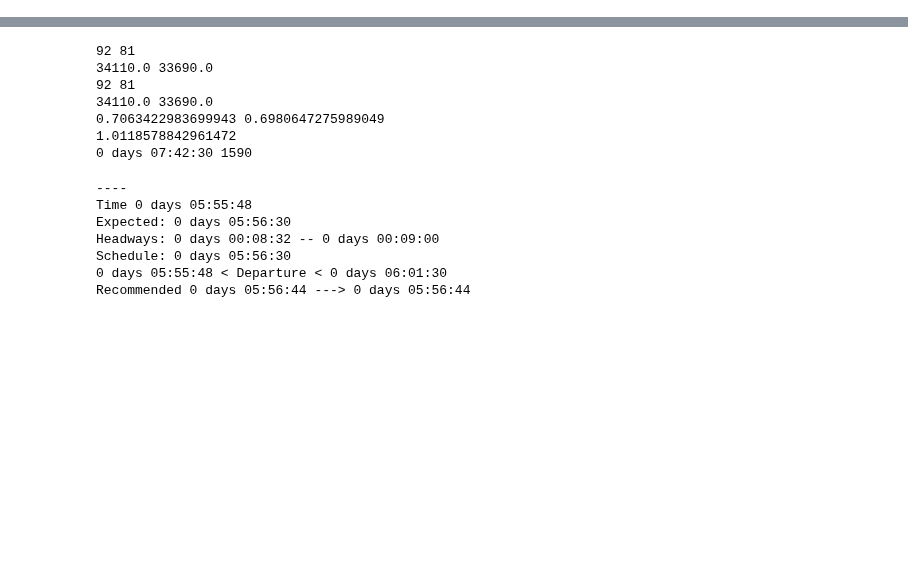
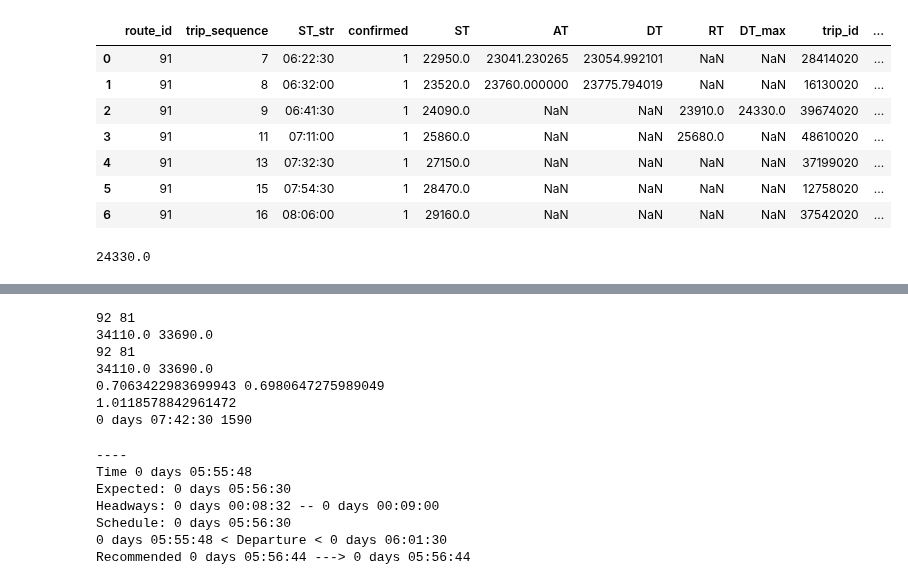
Before and after one commit to joerovar/transit-centric-smart-mobility-system, a Jupyter notebook: src/04_SIMULATION/playground.ipynb, the cells around one changed output, grey strips where cells are left out. Saved outputs shown, nothing was run; the diff lists cells and outputs as text; code cells hidden in the pictures; blank space fills up the shorter version.

```diff
--- a/src/04_SIMULATION/playground.ipynb
+++ b/src/04_SIMULATION/playground.ipynb
@@ -17,0 +353,15 @@ print(env.hist_date)
+# %%
+best_swtich['scenarios']['borrow']['counterfactual']
+# %% [output]
+|  | route_id | trip_sequence | ST_str | confirmed | ST | AT | DT | RT | DT_max | trip_id | ... |
+| 0 | 91 | 7 | 06:22:30 | 1 | 22950.0 | 23041.230265 | 23054.992101 | NaN | NaN | 28414020 | ... |
+| 1 | 91 | 8 | 06:32:00 | 1 | 23520.0 | 23760.000000 | 23775.794019 | NaN | NaN | 16130020 | ... |
+| 2 | 91 | 9 | 06:41:30 | 1 | 24090.0 | NaN | NaN | 23910.0 | 24330.0 | 39674020 | ... |
+| 3 | 91 | 11 | 07:11:00 | 1 | 25860.0 | NaN | NaN | 25680.0 | NaN | 48610020 | ... |
+| 4 | 91 | 13 | 07:32:30 | 1 | 27150.0 | NaN | NaN | NaN | NaN | 37199020 | ... |
+| 5 | 91 | 15 | 07:54:30 | 1 | 28470.0 | NaN | NaN | NaN | NaN | 12758020 | ... |
+| 6 | 91 | 16 | 08:06:00 | 1 | 29160.0 | NaN | NaN | NaN | NaN | 37542020 | ... |
+# %%
+best_swtich['departure']
+# %% [output]
+24330.0
```
Also changed, not shown: parts of 15 cells of this notebook, 4 other files.
